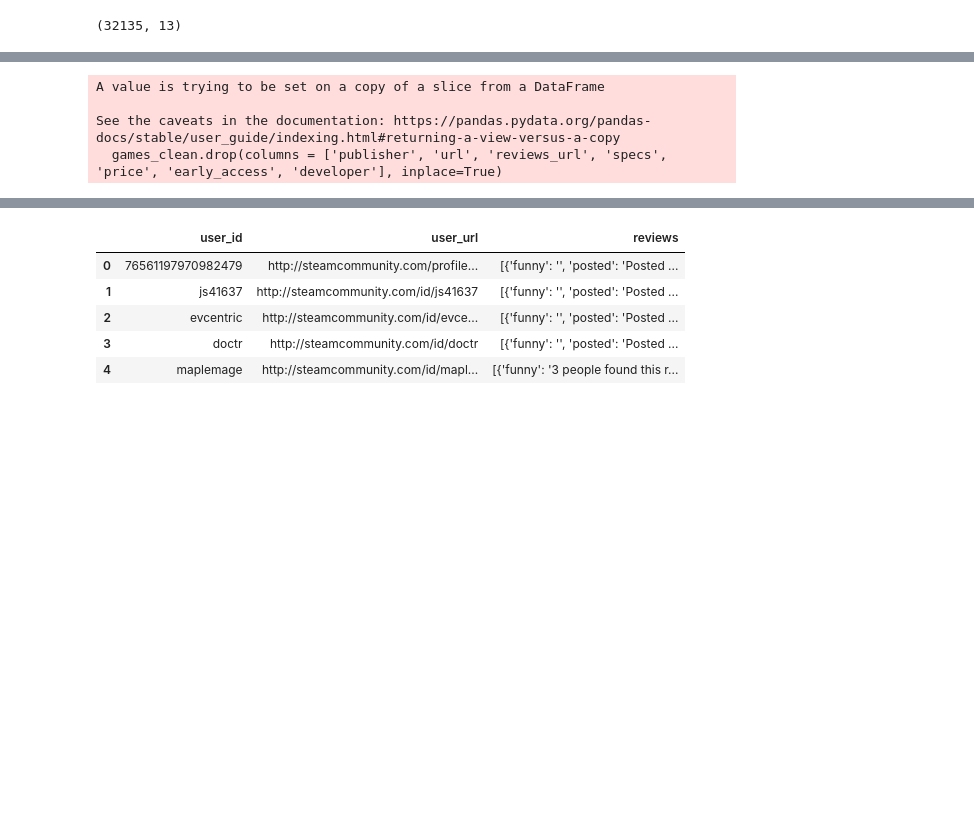
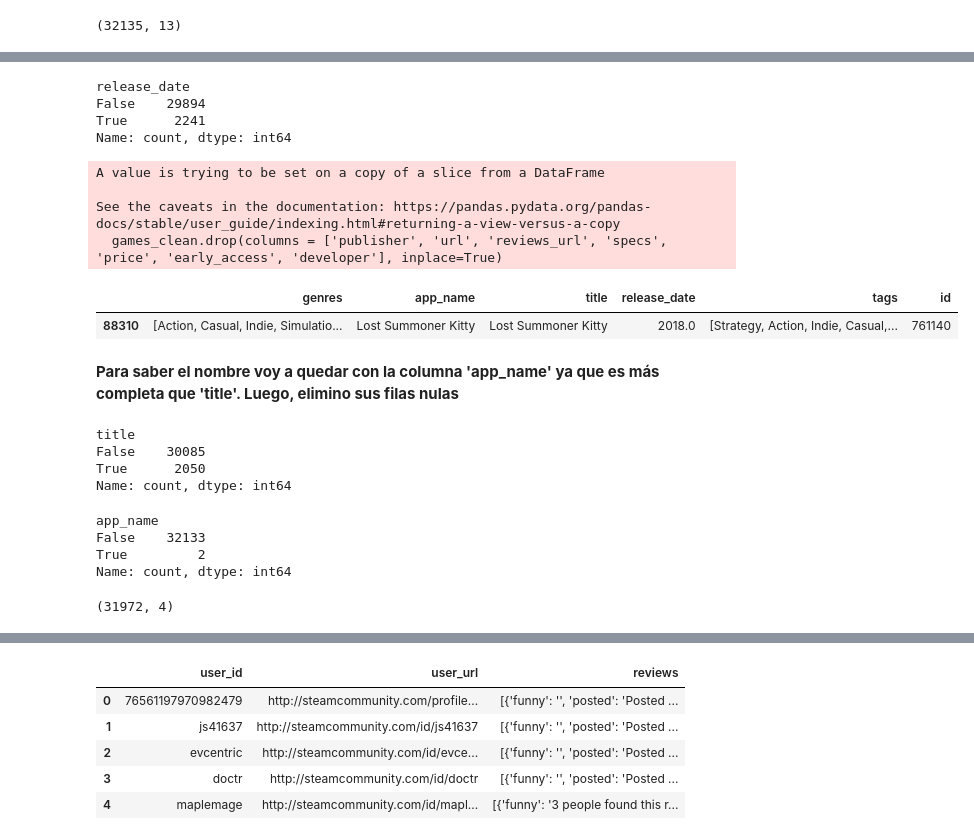
Before and after one commit to RadTorino/Juegos_Steam, a Jupyter notebook: etl.ipynb, the cells around one changed output, grey strips where cells are left out. Saved outputs shown, nothing was run; the diff lists cells and outputs as text; code cells hidden in the pictures; blank space fills up the shorter version.

```diff
--- a/etl.ipynb
+++ b/etl.ipynb
@@ -32,6 +32,6 @@ games_clean.shape
 # %%
 games_clean.release_date= pd.to_datetime(games_clean.release_date, format= 'mixed', errors='coerce')
-games_clean.release_date.iloc[0]
+games_clean.release_date = pd.to_datetime(games_clean.release_date).dt.year
 # %% [output]
 A value is trying to be set on a copy of a slice from a DataFrame.
 Try using .loc[row_indexer,col_indexer] = value instead
@@ -47,3 +51,10 @@ games_clean.head(1)
+# %%
+games_clean.release_date.isna().value_counts()
+# %% [output]
+release_date
+False    29894
+True      2241
+Name: count, dtype: int64
 # %%
 #limpio algunas columnas que no me sirven
 games_clean.drop(columns = ['publisher', 'url', 'reviews_url', 'specs', 'price', 'early_access', 'developer'], inplace=True)
@@ -52,3 +63,24 @@ A value is trying to be set on a copy of a slice from a DataFrame
 
 See the caveats in the documentation: https://pandas.pydata.org/pandas-docs/stable/user_guide/indexing.html#returning-a-view-versus-a-copy
   games_clean.drop(columns = ['publisher', 'url', 'reviews_url', 'specs', 'price', 'early_access', 'developer'], inplace=True)
+# %%
+games_clean.head(1)
+# %% [output]
+|  | genres | app_name | title | release_date | tags | id |
+| 88310 | [Action, Casual, Indie, Simulatio... | Lost Summoner Kitty | Lost Summoner Kitty | 2018.0 | [Strategy, Action, Indie, Casual,... | 761140 |
+# %% [markdown]
+**Para saber el nombre voy a quedar con la columna 'app_name' ya que es más completa que 'title'. Luego, elimino sus filas nulas**
+# %%
+games_clean.title.isna().value_counts()
+# %% [output]
+title
+False    30085
+True      2050
+Name: count, dtype: int64
+# %%
+games_clean.app_name.isna().value_counts()
+# %% [output]
+app_name
+False    32133
+True         2
+Name: count, dtype: int64
@@ -54,0 +89,4 @@ See the caveats in the documentation: https://pandas.pydata.org/pandas-docs/stab
+# %%
+games_clean.shape
+# %% [output]
+(31972, 4)
```
Also changed, not shown: parts of 31 cells of this notebook, 7 other files.
